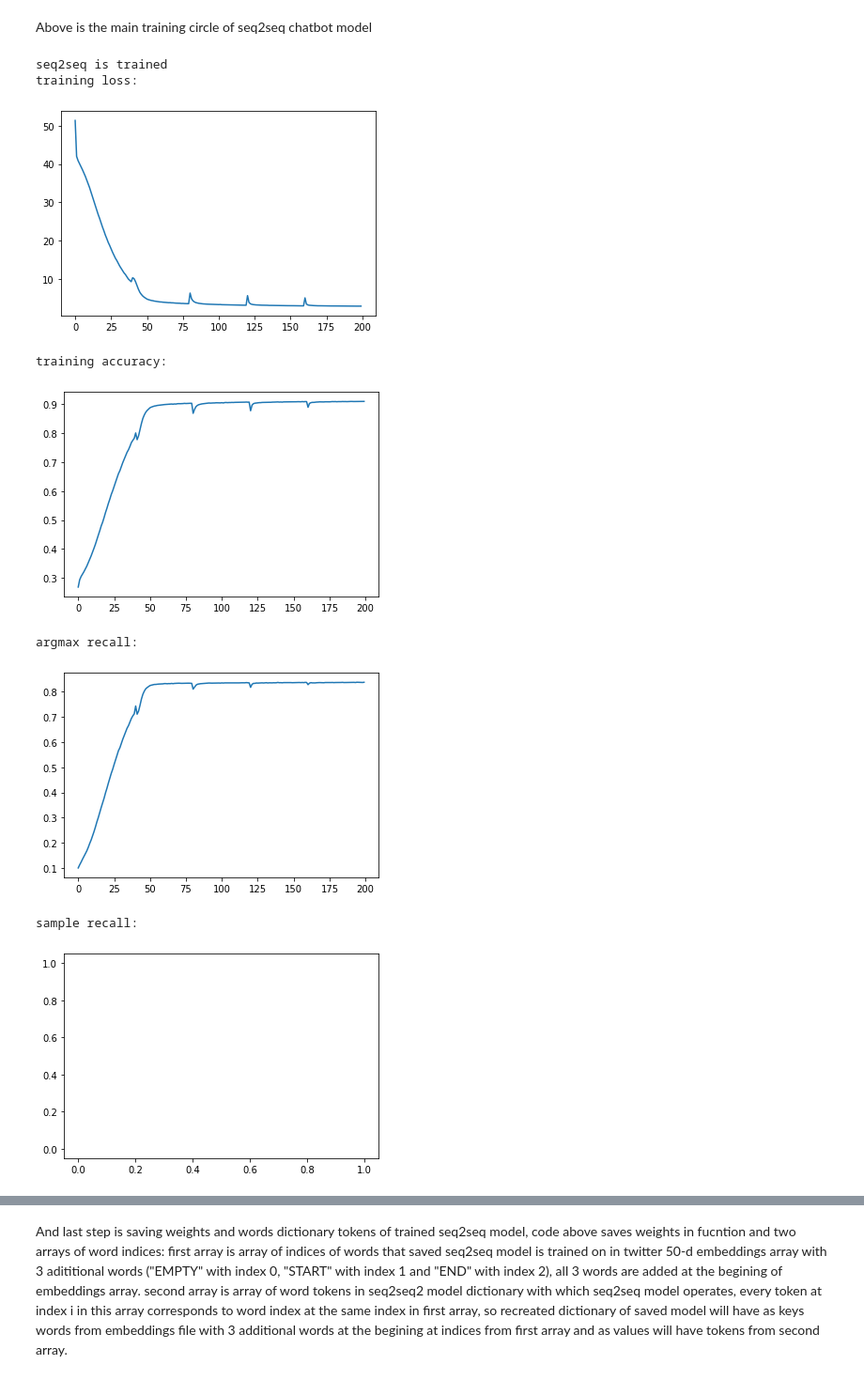
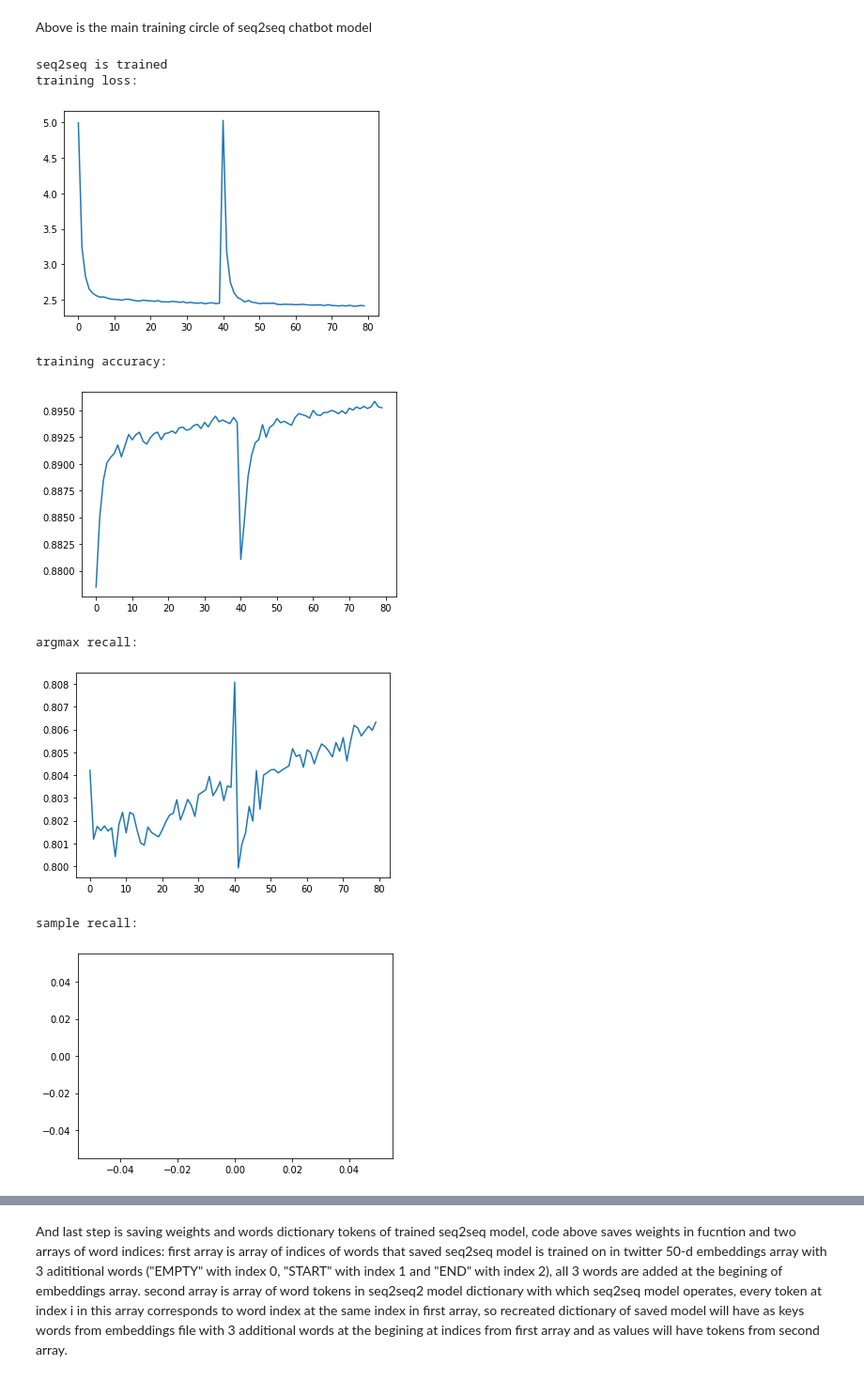
Before and after one commit to AndrewFatula/Hidden_markov_chain_using_Google_Cloud_TPUv1-, a Jupyter notebook: Seq2seq.ipynb, the cells around one changed output, grey strips where cells are left out. Shown: that part at 94% size. Drawn from its saved outputs; the diff is of its cells as text; code cells hidden in the pictures.

```diff
--- a/Seq2seq.ipynb
+++ b/Seq2seq.ipynb
@@ -955,14 +928,14 @@ with tpu_strategy.scope():
 
 		for idx in range(np.shape(sampled_tokens)[0]):
 
-			sampled_lengths = tf.where(tf.equal(sampled_tokens[idx, :, :], 2), 1., 0.) *
+			sampled_lengths = tf.where(tf.equal(sampled_tokens[idx, :, :], 2), 1., 0.) * \
 								tf.range(0, max_seq_len, dtype = tf.float32)[None, :]
 
 			sampled_lengths  += tf.cast(tf.where(tf.equal(sampled_tokens[idx, :, :], 2),
 			                                     0., max_seq_len), dtype = tf.float32)
 
 			sampled_lengths = tf.reduce_min(sampled_lengths, axis = 1)
-			semihot_sampled_ = tf.ones((batch_size, max_seq_len), dtype = tf.float32) *
+			semihot_sampled_ = tf.ones((batch_size, max_seq_len), dtype = tf.float32) * \
 								tf.range(0, max_seq_len, dtype = tf.float32)[None, :]
 
 			semihot_sampled.append(tf.where(semihot_sampled_ <= sampled_lengths[:, None], 1., 0.))
@@ -1159,7 +1132,7 @@ Training circle functions for cross_entropy training method and probability corr
 # %%
 EMBEDDING_SIZE = 128
 HIDDEN_SIZE = 1024
-BATCH_SIZE = 1024
+BATCH_SIZE = 2048
 
 
 
@@ -1177,8 +1150,8 @@ with tpu_strategy.scope():
 
 
 	#instanciating seq2seq model from seq2seq class
-	seq2seq = Seq2Seq( HIDDEN_SIZE, EMBEDDING_SIZE,
-					   word_dict, inverse_word_dict )
+	#seq2seq = Seq2Seq( HIDDEN_SIZE, EMBEDDING_SIZE,
+	#				   word_dict, inverse_word_dict )
 
 
 	train_length = np.shape(sparse_x)[0]
@@ -1197,7 +1170,7 @@ with tpu_strategy.scope():
 	correction_argmax_recall = []
 
 
-	LEARNING_RATE = tf.keras.optimizers.schedules.ExponentialDecay(0.005, decay_steps = train_steps, decay_rate = 0.985, staircase= True)
+	LEARNING_RATE = tf.keras.optimizers.schedules.ExponentialDecay(0.0005, decay_steps = train_steps, decay_rate = 0.985, staircase= True)
 	LEARNING_RATE2 = tf.keras.optimizers.schedules.ExponentialDecay(7e-5, decay_steps = train_steps*4, decay_rate = 1.1, staircase= True)
 
 	loss_object = tf.keras.losses.SparseCategoricalCrossentropy(from_logits = True, reduction=tf.keras.losses.Reduction.NONE)
@@ -1207,9 +1180,9 @@ with tpu_strategy.scope():
 	optimizer3 = tf.keras.optimizers.Adam(learning_rate=LEARNING_RATE2)
 	optimizer4 = tf.keras.optimizers.Adam(learning_rate=LEARNING_RATE2)
 
-	n_epochs = 439
+	n_epochs = 79
 	is_cross_entropy = True
-	teacher_prob = 1
+	teacher_prob = 0
 	print("crossentropy training ... ")
 	for epoch in range(n_epochs):
 		epoch_start = time.localtime(time.time())
@@ -1332,33 +1305,6 @@ plt.plot(correction_sample_recall)
 plt.show()
 plt.close()
 
-
-
-common_questions = ["are you a human ?",
-                    "what is important to you ?",
-                    "hello ! how are you ?",
-                    "hello !",
-                    "what is your business here ?",
-                    "tell me something about humans",
-                    "what is your purpose ?",
-                    "are you good guy ?", "how can you prove it ?",
-                    "do you want to harm humanity ?","why ?",
-                    "what is on your mind ?",
-                    "can you be my friend ?","are you a robot ?",
-                    "say something about cows",
-                    "say about yourself",
-                    "will artificial intelligence rule the world ?",
-                    "what is your favorite movie ?",
-                    "are you smart enough ?",
-                    "it is bad weather today",
-                    "how can you explain your existence ?"]
-
-comedy_questions = [
-                    "hi , want to have some good time ?",
-                    "you are funny , are not you ?",
-                    "what is your mission in this life ?",
-                    "i want a joke .",
-                    "make me laugh please"]
 
 romance_questions = ["hello , nice to meet you !",
                      "hi , how are you ?",
@@ -1382,39 +1328,39 @@ def talk_to_me(test_phrases, sampling = False):
     with tf.device("cpu:0"):
 
         for phrase in test_phrases:
             phrase = phrase.strip(" ")
             phrase_words = phrase.split(" ")
             skip = False
             phrase_words = ["BEGIN"] + phrase_words + ["END"]
             if not skip:
                 predicted = seq2seq.predict(phrase_words, sampling = sampling)
                 test_answers.append(predicted)
 
     for i in range(len(test_phrases)):
         phrase = test_phrases[i].strip(" ").split(" ")
 
         answer = test_answers[i]
         converted_answer = ""
         for word in answer:
             converted_answer += word
             converted_answer += " "
 
         converted_test_answers.append(converted_answer)
 
     for i in range(len(test_phrases)):
         print(test_phrases[i])
         print(converted_test_answers[i])
         print("\n")
 # %% [output]
 seq2seq is trained
 training loss:
-[figure, old version]
+[figure, new version]
 training accuracy:
-[figure, old version]
+[figure, new version]
 argmax recall:
-[figure, old version]
+[figure, new version]
 sample recall:
-[figure, old version]
+[figure, new version]
 # %%
 
 talk_to_me(romance_questions, sampling = True) #old
```
Also changed, not shown: parts of 16 cells of this notebook.
